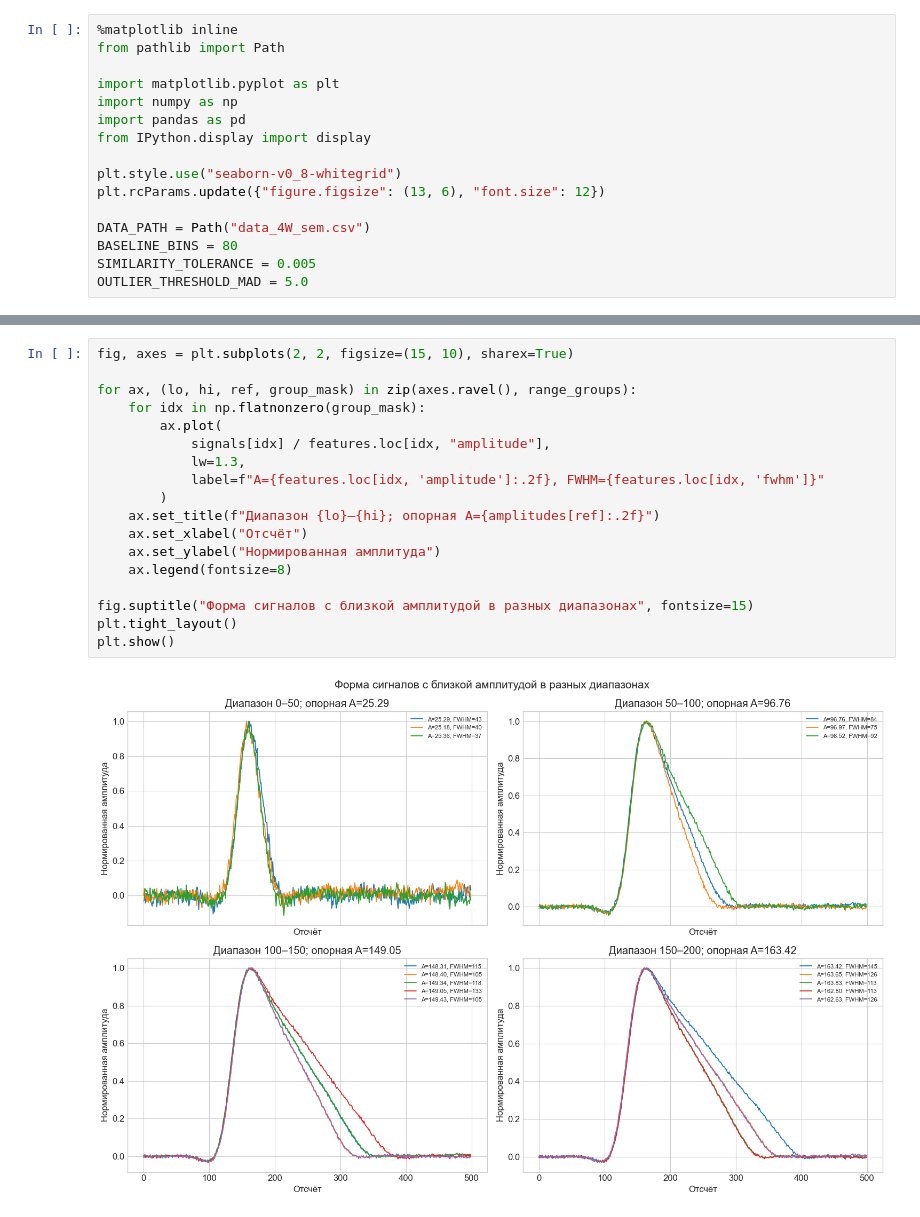
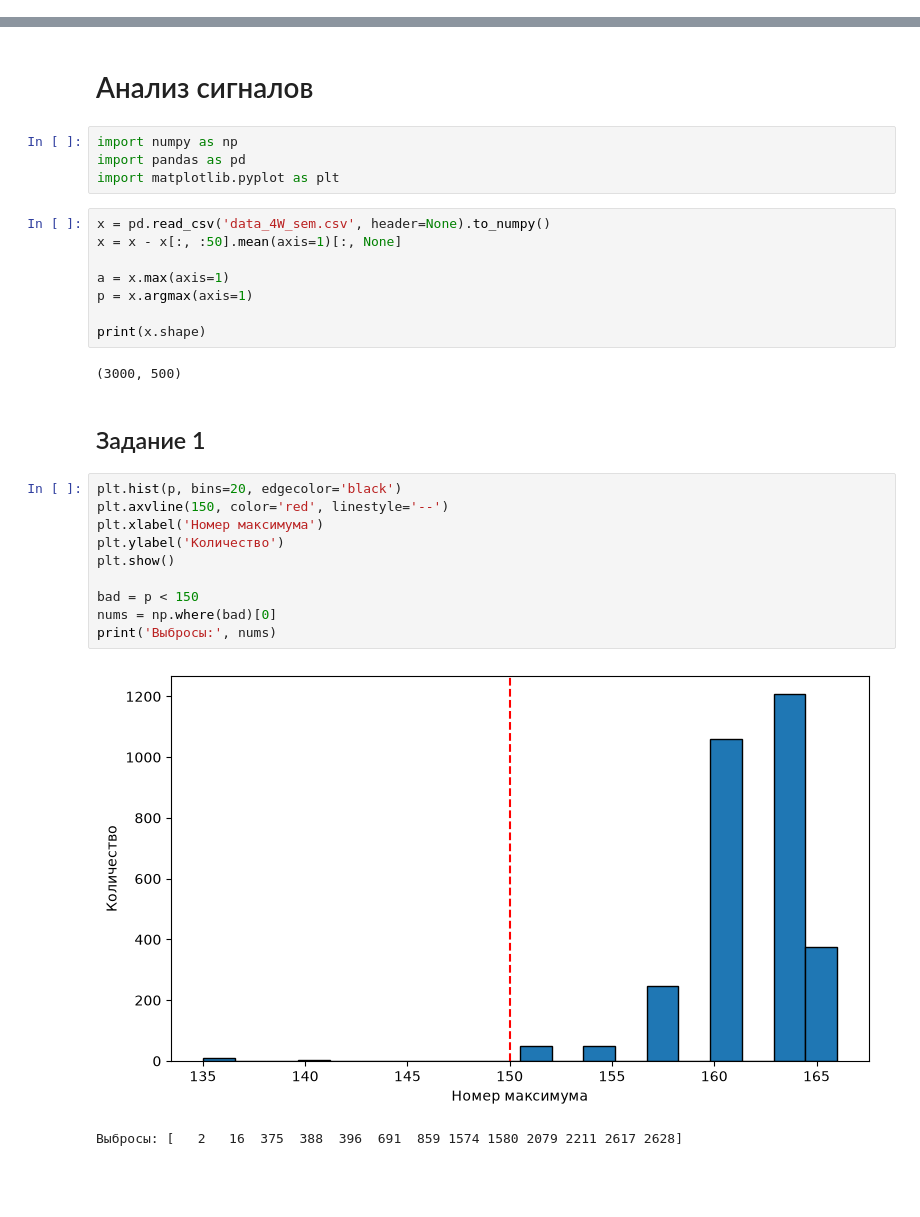
Before and after one commit to Vovichatic/STEAMinDREAM, a Jupyter notebook: Анализ_сигналов_задания_1-3.ipynb, the cells around one changed output, grey strips where cells are left out. Drawn from its saved outputs; the diff is of its cells as text; blank space fills up the shorter version.

```diff
--- a/Анализ_сигналов_задания_1-3.ipynb
+++ b/Анализ_сигналов_задания_1-3.ipynb
@@ -1,16 +0,0 @@
-# %%
-%matplotlib inline
-from pathlib import Path
-
-import matplotlib.pyplot as plt
-import numpy as np
-import pandas as pd
-from IPython.display import display
-
-plt.style.use("seaborn-v0_8-whitegrid")
-plt.rcParams.update({"figure.figsize": (13, 6), "font.size": 12})
-
-DATA_PATH = Path("data_4W_sem.csv")
-BASELINE_BINS = 80
-SIMILARITY_TOLERANCE = 0.005
-OUTLIER_THRESHOLD_MAD = 5.0
@@ -224,20 +1,31 @@ display(range_summary.round(3))
-# %%
-fig, axes = plt.subplots(2, 2, figsize=(15, 10), sharex=True)
-
-for ax, (lo, hi, ref, group_mask) in zip(axes.ravel(), range_groups):
-    for idx in np.flatnonzero(group_mask):
-        ax.plot(
-            signals[idx] / features.loc[idx, "amplitude"],
-            lw=1.3,
-            label=f"A={features.loc[idx, 'amplitude']:.2f}, FWHM={features.loc[idx, 'fwhm']}"
-        )
-    ax.set_title(f"Диапазон {lo}–{hi}; опорная A={amplitudes[ref]:.2f}")
-    ax.set_xlabel("Отсчёт")
-    ax.set_ylabel("Нормированная амплитуда")
-    ax.legend(fontsize=8)
-
-fig.suptitle("Форма сигналов с близкой амплитудой в разных диапазонах", fontsize=15)
-plt.tight_layout()
-plt.show()
-# %% [output]
-[figure, removed]
+# %% [markdown]
+# Анализ сигналов
+# %%
+import numpy as np
+import pandas as pd
+import matplotlib.pyplot as plt
+# %%
+x = pd.read_csv('data_4W_sem.csv', header=None).to_numpy()
+x = x - x[:, :50].mean(axis=1)[:, None]
+
+a = x.max(axis=1)
+p = x.argmax(axis=1)
+
+print(x.shape)
+# %% [output]
+(3000, 500)
+# %% [markdown]
+## Задание 1
+# %%
+plt.hist(p, bins=20, edgecolor='black')
+plt.axvline(150, color='red', linestyle='--')
+plt.xlabel('Номер максимума')
+plt.ylabel('Количество')
+plt.show()
+
+bad = p < 150
+nums = np.where(bad)[0]
+print('Выбросы:', nums)
+# %% [output]
+[figure, added]
+Выбросы: [   2   16  375  388  396  691  859 1574 1580 2079 2211 2617 2628]
```
Also changed, not shown: parts of 13 cells of this notebook.
